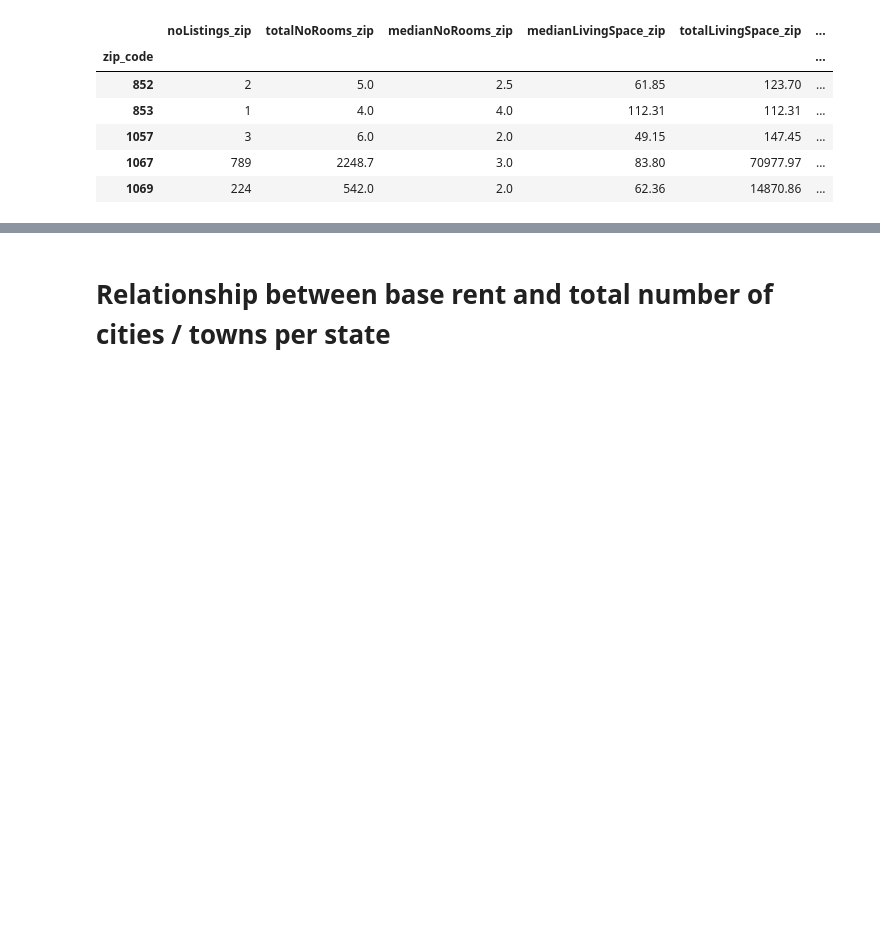
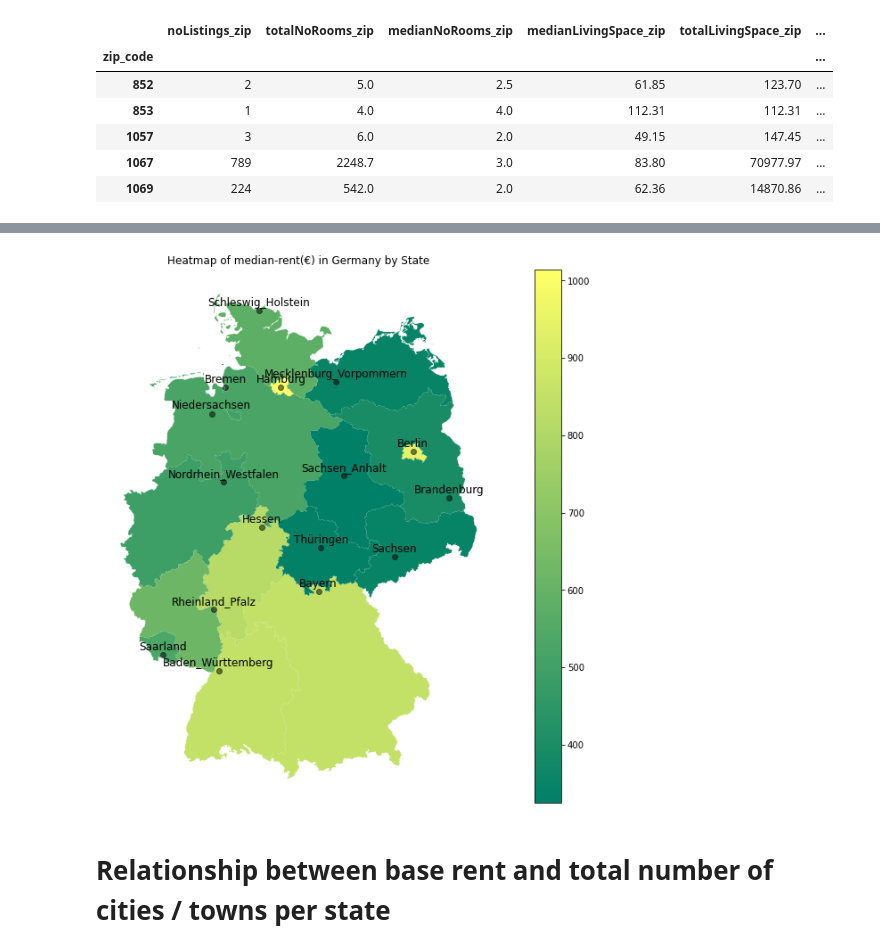
Before and after one commit to femi-lujo/germany_rental_apartments, a Jupyter notebook: notebooks/B_exploratory_data_analysis_final.ipynb, the cells around one changed output, grey strips where cells are left out. Saved outputs shown, nothing was run; the diff lists cells and outputs as text; code cells hidden in the pictures; blank space fills up the shorter version.

Commit message:
Add heatmap of median state rents

```diff
--- a/notebooks/B_exploratory_data_analysis_final.ipynb
+++ b/notebooks/B_exploratory_data_analysis_final.ipynb
@@ -260,0 +295,6 @@ zip_code_summary.head()
+# %%
+state_shapes = state_shapes.rename(columns = {'NAME_1': 'state'})
+# %%
+state_shapes = state_shapes[['state', 'geometry']]
+# %%
+state_metrics = state_summary.reset_index()
@@ -260,0 +303,3 @@ zip_code_summary.head()
+# %%
+state_metrics_shapes = gpd.GeoDataFrame(pd.merge(state_metrics, state_shapes, on = 'state', how = 'inner'))
+state_metrics_shapes.head()
@@ -261,3 +313,41 @@ zip_code_summary.head()
+# %%
+fig, ax = plt.subplots()
+state_metrics_shapes[['state','geometry', 'medianBaseRent_state']].plot(
+    ax=ax,
+    column= 'medianBaseRent_state',
+    categorical=False,
+    legend=True,
+    cmap='summer',
+    alpha=1
+)
+
+for state in state_location_dict.keys():
+
+    ax.text(
+        x=state_location_dict[state][0],
+        y=state_location_dict[state][1] + 0.08,
+        s=state,
+        fontsize=12,
+        ha='center',
+    )
+
+    ax.plot(
+        state_location_dict[state][0],
+        state_location_dict[state][1],
+        marker='o',
+        c='black',
+        alpha=0.5
+    )
+
+ax.set(
+    title= f'Heatmap of median-rent(€) in Germany by State',
+    aspect= 1.6,
+    facecolor='lightblue'
+)
+ax.axis('off')
+plt.savefig('..\\reports\\figures\\map.png', bbox_inches="tight");
+# %% [output]
+[figure, added]
 # %% [markdown]
 # Relationship between base rent and total number of cities / towns per state
 # %%
```
Also changed, not shown: parts of 9 cells of this notebook.
